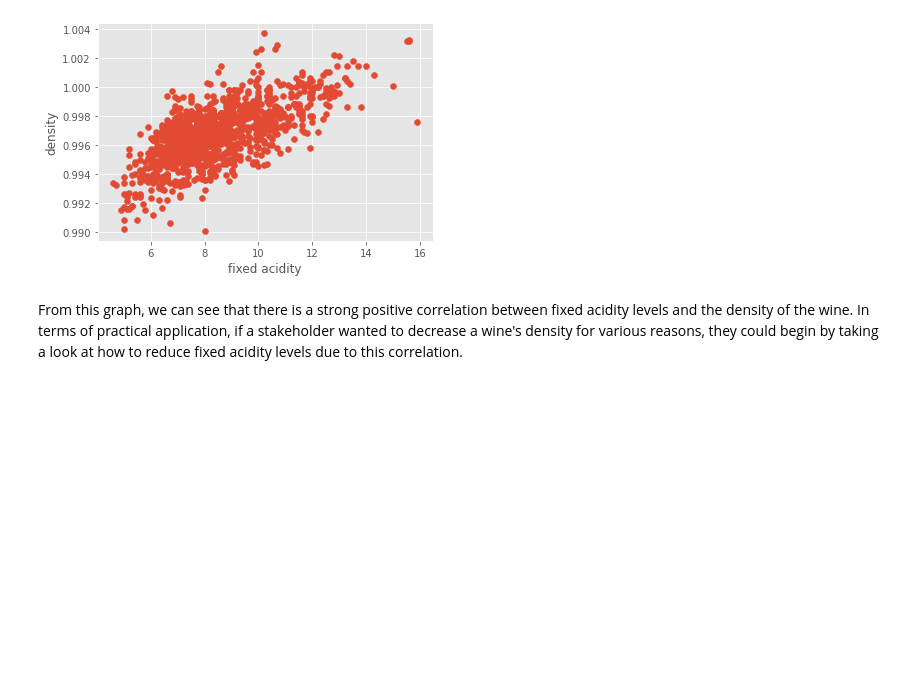
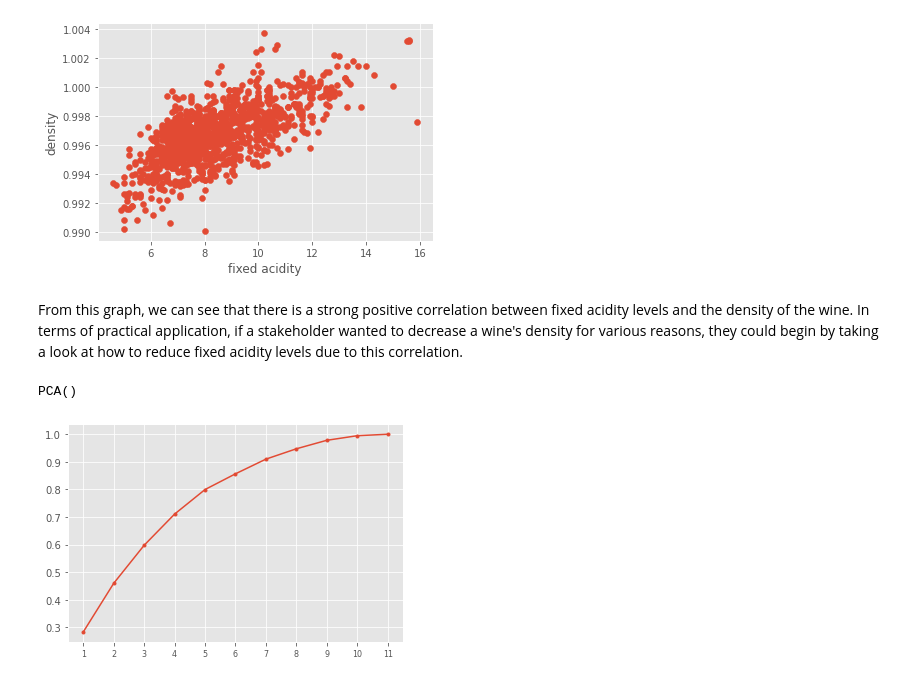
Before and after one commit to mpartain1/Project2CodingDojo, a Jupyter notebook: Project2Pt2.ipynb, the cells around one changed output. Saved outputs shown, nothing was run; the diff lists cells and outputs as text; code cells hidden in the pictures; blank space fills up the shorter version.

```diff
--- a/Project2Pt2.ipynb
+++ b/Project2Pt2.ipynb
@@ -613,3 +647,20 @@ Text(0, 0.5, 'density')
 [figure]
 # %% [markdown]
 From this graph, we can see that there is a strong positive correlation between fixed acidity levels and the density of the wine.  In terms of practical application, if a stakeholder wanted to decrease a wine's density for various reasons, they could begin by taking a look at how to reduce fixed acidity levels due to this correlation.
+# %%
+X = df.drop(columns = 'quality')
+# Encode our target
+y = df['quality']
+# Instantiate Standard Scaler
+scaler = StandardScaler()
+# Fit & transform data.
+scaled_df = scaler.fit_transform(X)
+pca = PCA()
+pca.fit(scaled_df)
+# %% [output]
+PCA()
+# %%
+plt.plot(range(1, 12), pca.explained_variance_ratio_.cumsum(), marker= '.')
+plt.xticks(ticks=range(1,12), fontsize=8);
+# %% [output]
+[figure, added]
```
Also changed, not shown: parts of 10 cells of this notebook.
